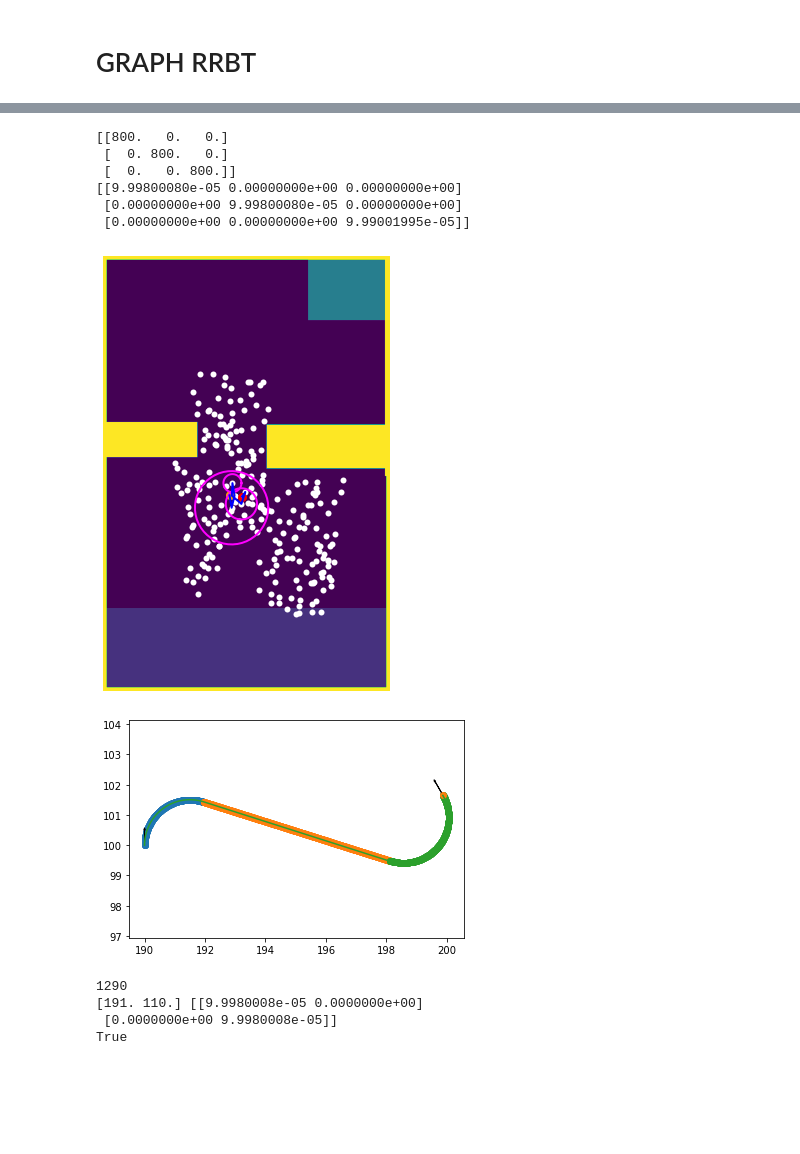
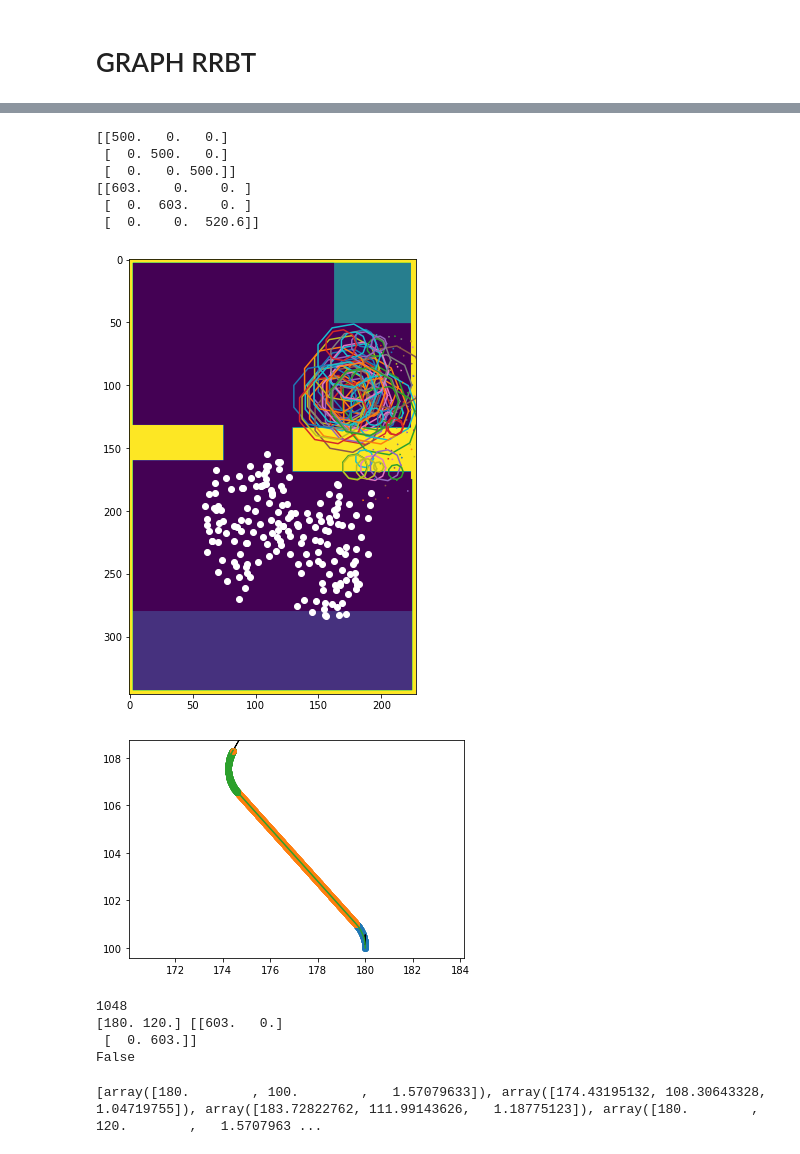
Before and after one commit to KaziiBotashev/RRBT, a Jupyter notebook: RRBT.ipynb, the cells around one changed output, grey strips where cells are left out. Cells and saved outputs as stored; diff of their text form; code cells hidden in the pictures; blank space fills up the shorter version.

```diff
--- a/RRBT.ipynb
+++ b/RRBT.ipynb
@@ -442,15 +258,21 @@ def calc_radius(n: int, d: int = 3) -> float:
     radius = (np.log(n) / n) ** (1 / d) * 1
     return radius
 
-initial_point = np.array([190.0, 100.0, np.pi/2])
+initial_point = np.array([180.0, 100.0, np.pi/2])
 # finish_point = np.array([120.0, 110.0, 0.0])
-finish_point = np.array([100.0, 140.0, np.pi/2])
+finish_point = np.array([180.0, 120.0, np.pi/2])
 # finish_point = np.array([250.0, 170.0, np.pi/2])
-step = 10
-initial_covariance_matrix = 800 # in order to make pass impossible
+step = 30
+initial_covariance_matrix = 500 # in order to make pass impossible
 
 g = GraphRRTBNX(initial_point, finish_point,  step, initial_covariance_matrix)
 
-g.rttb(2500)
+g.rttb(3)
+plot_all_graph_ellipses(env,g.G)
+for node in g.G.nodes():
+    state = g.G.nodes()[node]['val']
+    print(state)
+    b_node = g.G.nodes()[node]['belief_nodes'][0]
+    print(is_state_collision_free(env,state[:2],b_node.Sigma[:2,:2]))
 # %% [output]
 Iteration: 0 vertices 1
@@ -459,43 +286,47 @@ Iteration: 200 vertices 170
 # %%
 goal_radius = 10
 
 try:
     plan,nodes = g.create_plan(goal_radius)
 except:
     print("probably not enough iterations")
 
 #we are interested to decrease the SIgma matrix
 print(nodes[0].Sigma)
 print(nodes[-1].Sigma)
 
 ellipses_steps = 2
-path_plot(plan, nodes,ellipses_steps, g.G)
+# path_plot(env,plan, nodes,ellipses_steps, g.G)
 
 # get Dubins path
 dt = 1e-2
 r = 1.5
 states,actions = connect(plan[0], plan[1],r, dt, plot = True)
 print(len(states)) # to 10 points
 # end of Dubins path
 
 #collision check utils
 plan_step_to_check = -1
 state_to_check = plan[plan_step_to_check][:2]
 cov_matr = nodes[plan_step_to_check].Sigma[:2,:2]
 
 print(state_to_check, cov_matr)
 print(is_state_collision_free(env,state_to_check, cov_matr))
 #end of collision check utils
 # %% [output]
-[[800.   0.   0.]
- [  0. 800.   0.]
- [  0.   0. 800.]]
-[[9.99800080e-05 0.00000000e+00 0.00000000e+00]
- [0.00000000e+00 9.99800080e-05 0.00000000e+00]
- [0.00000000e+00 0.00000000e+00 9.99001995e-05]]
+[[500.   0.   0.]
+ [  0. 500.   0.]
+ [  0.   0. 500.]]
+[[603.    0.    0. ]
+ [  0.  603.    0. ]
+ [  0.    0.  520.6]]
-[figure, old version]
+[figure, new version]
-[figure, old version]
+[figure, new version]
-1290
-[191. 110.] [[9.9980008e-05 0.0000000e+00]
- [0.0000000e+00 9.9980008e-05]]
-True
+1048
+[180. 120.] [[603.   0.]
+ [  0. 603.]]
+False
+# %%
+print(plan)
+# %% [output]
+[array([180.        , 100.        ,   1.57079633]), array([174.43195132, 108.30643328,   1.04719755]), array([183.72822762, 111.99143626,   1.18775123]), array([180.        , 120.        ,   1.5707963 ...
```
Also changed, not shown: parts of 9 cells of this notebook, 7 other files.
